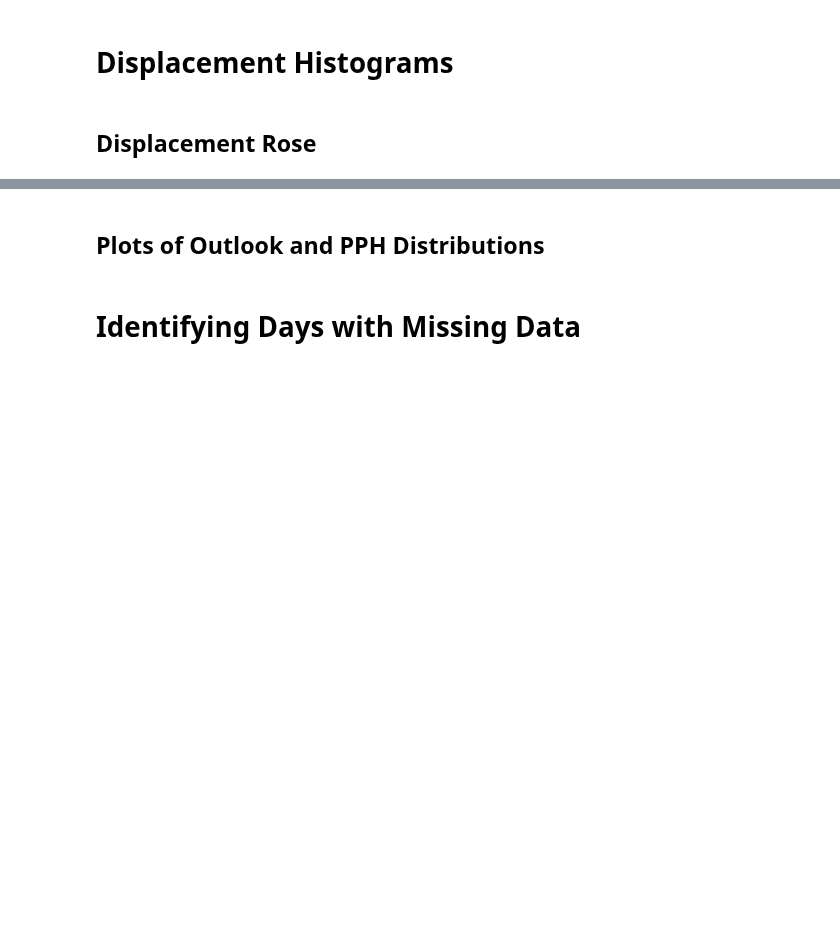
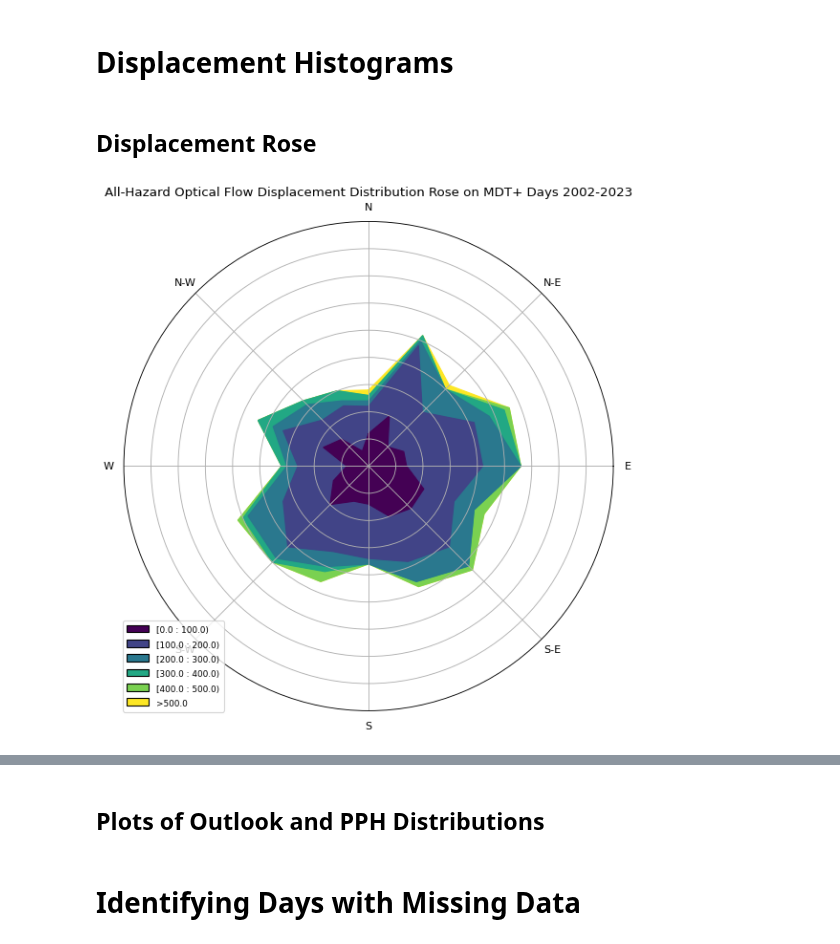
Before and after one commit to milesepstein13/severe-thunderstorm-analysis, a Jupyter notebook: explore_subsets.ipynb, the cells around one changed output, grey strips where cells are left out. Drawn from its saved outputs; the diff is of its cells as text; code cells hidden in the pictures; blank space fills up the shorter version.

```diff
--- a/explore_subsets.ipynb
+++ b/explore_subsets.ipynb
@@ -592,21 +592,27 @@ stacked_histogram(mdt_day3_pph, 'EE_S_T_NUM', 'REGION_M', 'Eastward Displacement
 # %%
 def displacement_rose(pph, hazard, hazard_name, save_location, show=False, save = True):
 
     ax = WindroseAxes.from_ax()
 
     angles_rad = np.arctan2(pph['N_SH' + hazard + '_NUM'], pph['E_SH' + hazard + '_NUM'])
     angles_deg = np.degrees(angles_rad)
     wd = (90-angles_deg) % 360
     ws = np.sqrt(np.square(pph['N_SH' + hazard + '_NUM']/1000) + np.square(pph['E_SH' + hazard + '_NUM']/1000))
 
     ax.contourf(wd, ws, bins=np.arange(0, 600, 100))
+    ax.set_ylim(0, 45)
+    ax.set_yticks(np.arange(0, 45, step=5))
     ax.set_legend()
     ax.set_title(hazard_name + ' Optical Flow Displacement Distribution Rose on MDT+ Days 2002-2023')
 
     if save:
         plt.savefig(save_location)
     if show:
         plt.show()
+
+displacement_rose(mdt_day3_pph, '', 'All-Hazard', 'plots/results/ah_displacement_rose.png', show = True, save = False)
+# %% [output]
+[figure, added]
 # %%
 displacement_rose(mdt_day3_pph, '', 'All-Hazard', 'plots/results/ah_displacement_rose.png', show = True, save = True)
 displacement_rose(mdt_day3_pph, '_W', 'Wind', 'plots/results/wind_displacement_rose.png', show = True, save = True)
```
Also changed, not shown: parts of 1 cell of this notebook, 8 other files.
